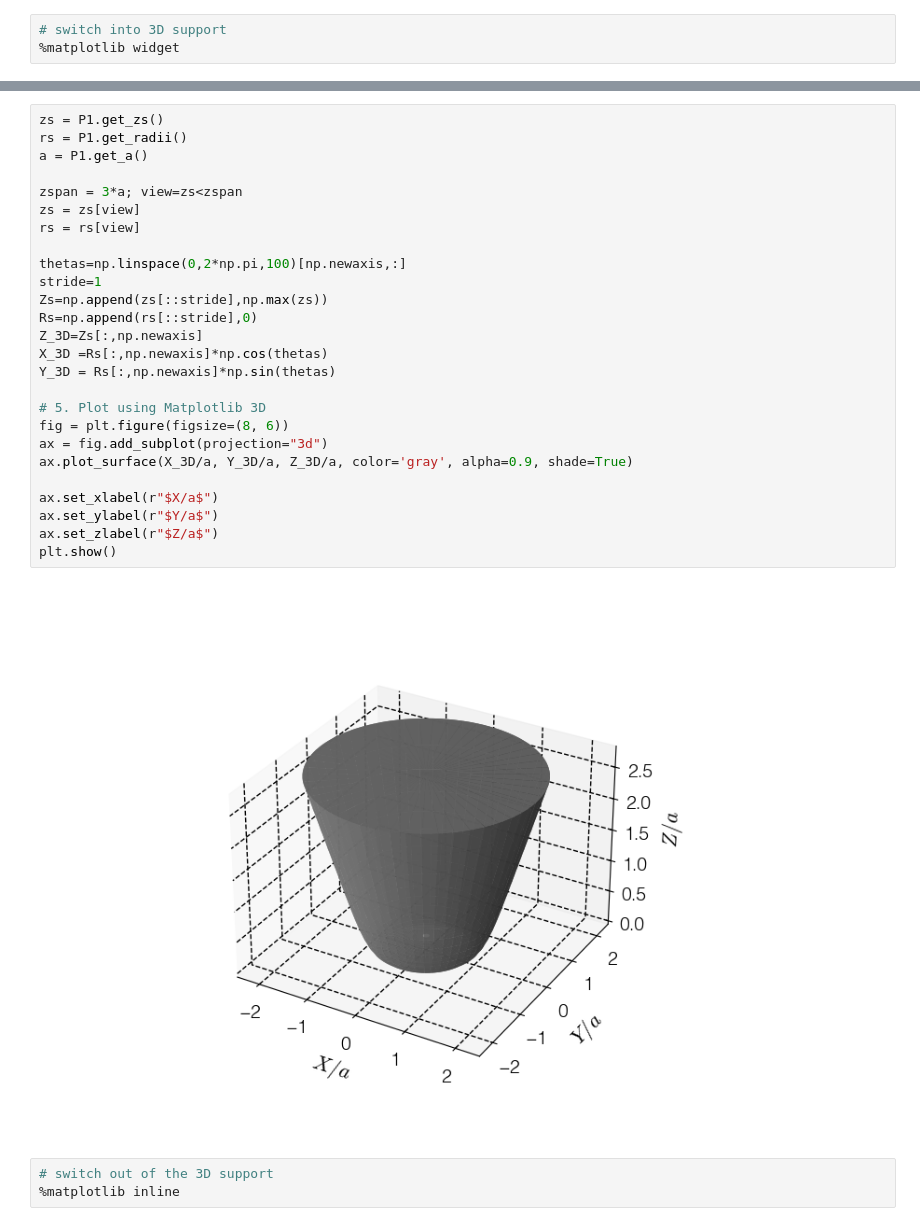
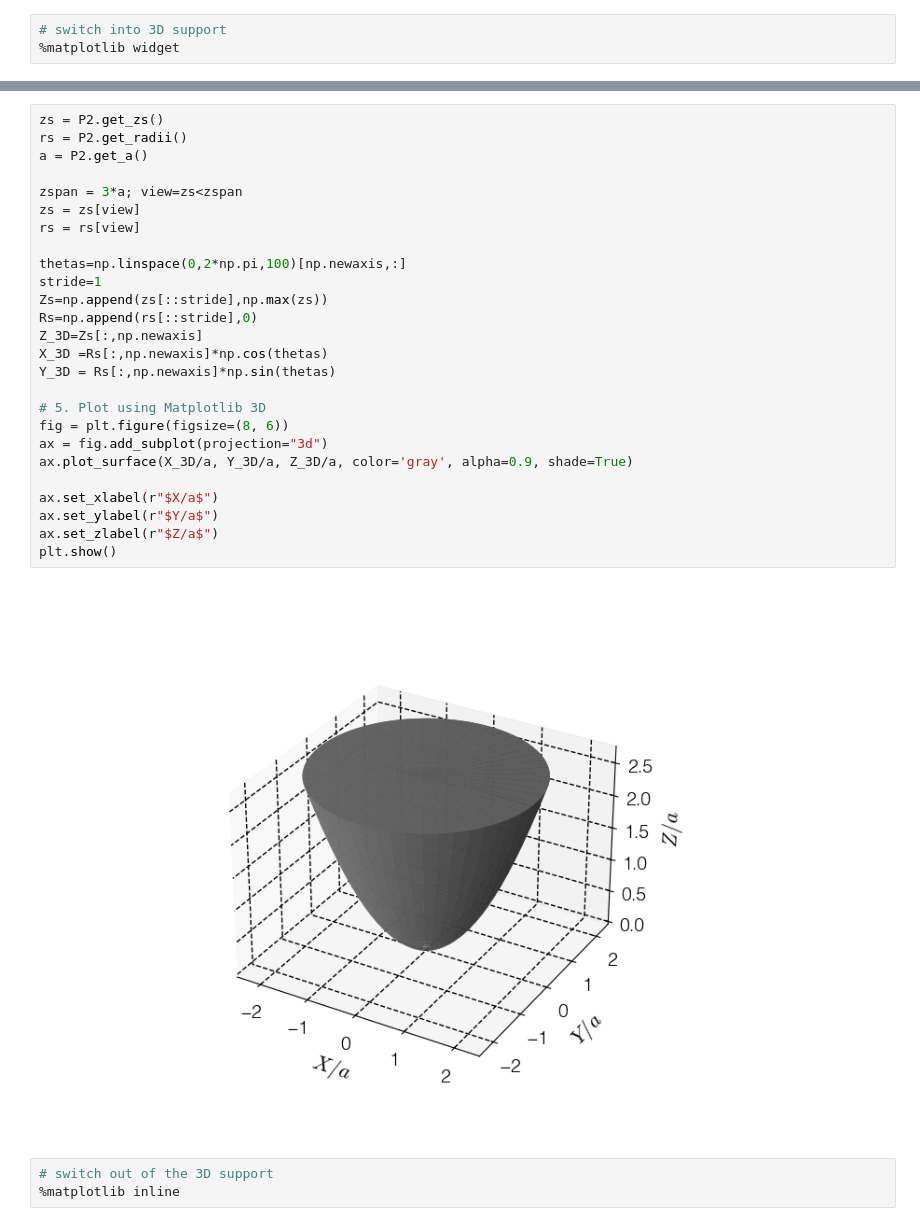
Before and after one commit to asmcleod/EigenProbe, a Jupyter notebook: Notebooks/6 - Unconventional probe geometry.ipynb, the cells around one changed output, grey strips where cells are left out. Cells and saved outputs as stored; diff of their text form.

```diff
--- a/Notebooks/6 - Unconventional probe geometry.ipynb
+++ b/Notebooks/6 - Unconventional probe geometry.ipynb
@@ -165,31 +225,31 @@ Text(0.5, 1.0, 'Conventional')
 # %%
-zs = P1.get_zs()
-rs = P1.get_radii()
-a = P1.get_a()
+zs = P2.get_zs()
+rs = P2.get_radii()
+a = P2.get_a()
 
 zspan = 3*a; view=zs<zspan
 zs = zs[view]
 rs = rs[view]
 
 thetas=np.linspace(0,2*np.pi,100)[np.newaxis,:]
 stride=1
 Zs=np.append(zs[::stride],np.max(zs))
 Rs=np.append(rs[::stride],0)
 Z_3D=Zs[:,np.newaxis]
 X_3D =Rs[:,np.newaxis]*np.cos(thetas)
 Y_3D = Rs[:,np.newaxis]*np.sin(thetas)
 
 # 5. Plot using Matplotlib 3D
 fig = plt.figure(figsize=(8, 6))
 ax = fig.add_subplot(projection="3d")
 ax.plot_surface(X_3D/a, Y_3D/a, Z_3D/a, color='gray', alpha=0.9, shade=True)
 
 ax.set_xlabel(r"$X/a$")
 ax.set_ylabel(r"$Y/a$")
 ax.set_zlabel(r"$Z/a$")
 plt.show()
 # %% [output]
-[figure, old version]
+[figure, new version]
 # %%
 # switch out of the 3D support
 %matplotlib inline
```
Also changed, not shown: parts of 1 cell of this notebook, 9 other files.
